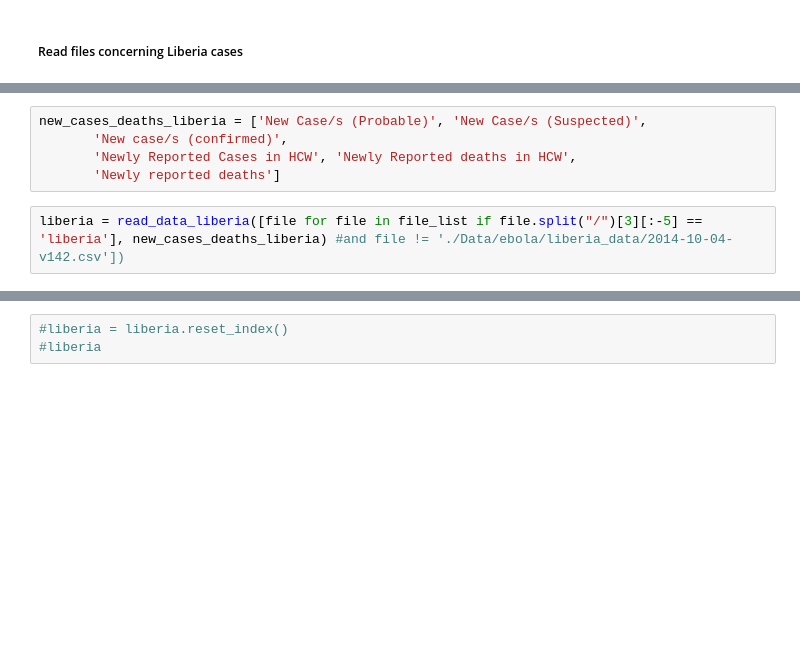
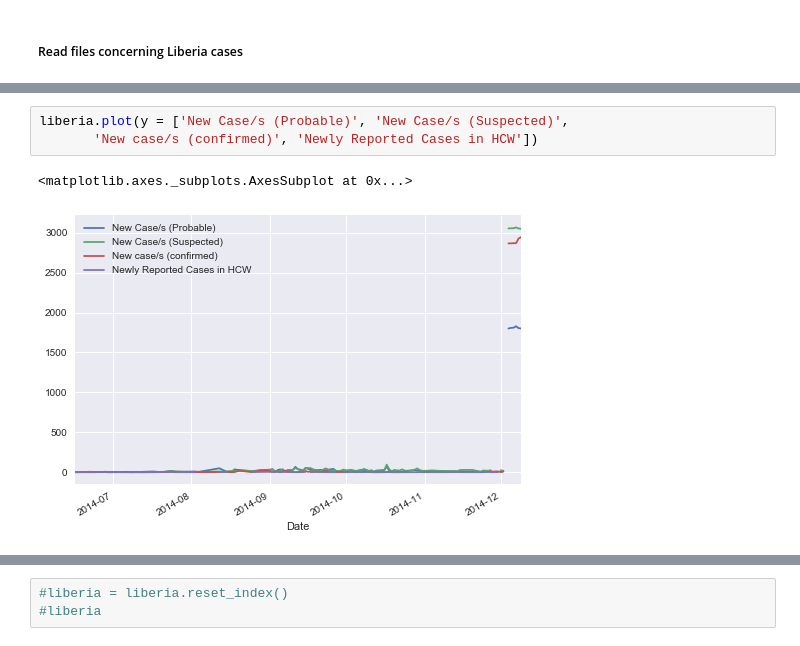
Before and after one commit to adamkozak/ADA2017-project, a Jupyter notebook: Homework/01 - Pandas and Data Wrangling/Homework 1.ipynb, the cells around one changed output, grey strips where cells are left out. Cells and saved outputs as stored; diff of their text form; blank space fills up the shorter version.

```diff
--- a/Homework/01 - Pandas and Data Wrangling/Homework 1.ipynb
+++ b/Homework/01 - Pandas and Data Wrangling/Homework 1.ipynb
@@ -88,7 +127,6 @@ def read_data_liberia(file_list, columns):
 # %%
-new_cases_deaths_liberia = ['New Case/s (Probable)', 'New Case/s (Suspected)',
-       'New case/s (confirmed)',
-       'Newly Reported Cases in HCW', 'Newly Reported deaths in HCW',
-       'Newly reported deaths']
+liberia.plot(y = ['New Case/s (Probable)', 'New Case/s (Suspected)',
+       'New case/s (confirmed)', 'Newly Reported Cases in HCW'])
+# %% [output]
+<matplotlib.axes._subplots.AxesSubplot at 0x...>
+[figure, added]
-# %%
-liberia = read_data_liberia([file for file in file_list if file.split("/")[3][:-5] == 'liberia'], new_cases_deaths_liberia) #and file != './Data/ebola/liberia_data/2014-10-04-v142.csv'])
```
Also changed, not shown: parts of 30 cells of this notebook.
